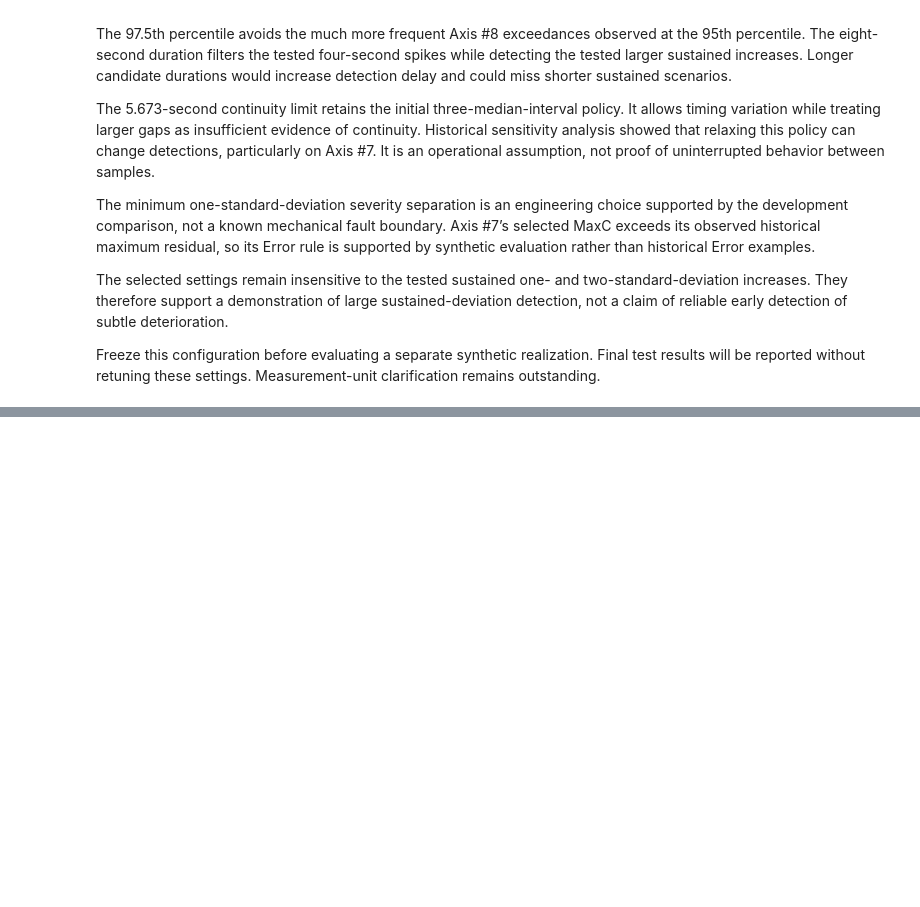
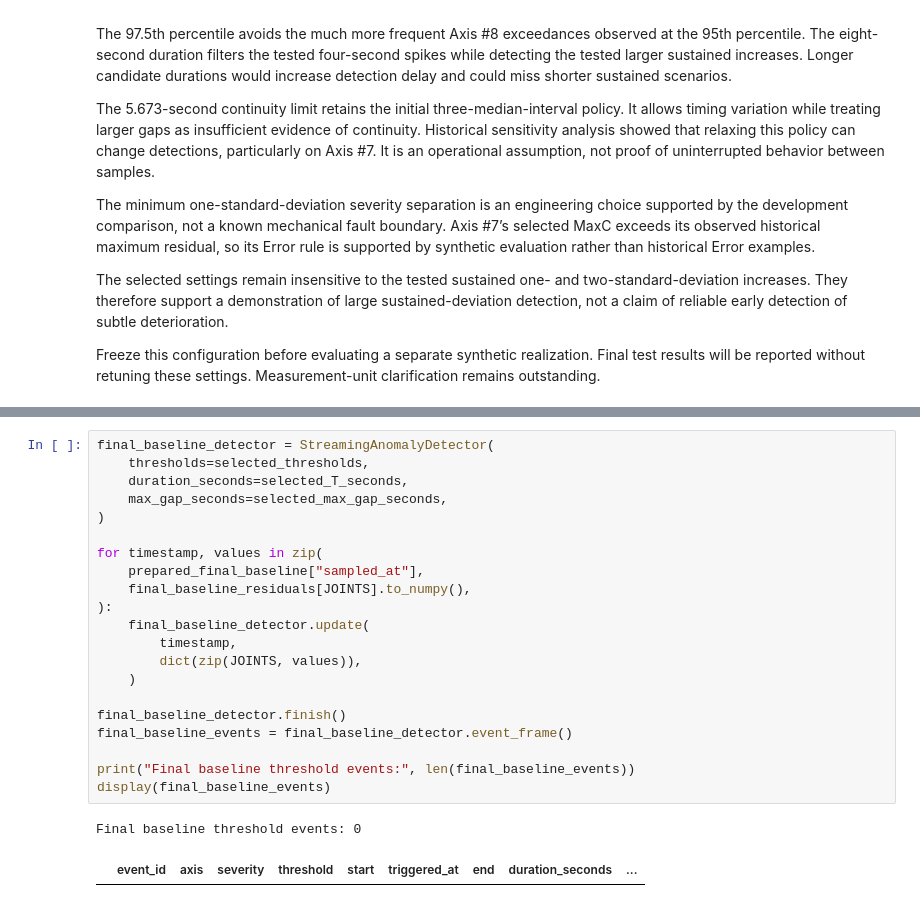
Before and after one commit to UbaidUllah777/DataStreamVisualization-regression-based-anomaly-detection, a Jupyter notebook: Regression_Anomaly_Detection.ipynb, the cells around one changed output, grey strips where cells are left out. Saved outputs shown, nothing was run; the diff lists cells and outputs as text; blank space fills up the shorter version.

```diff
--- a/Regression_Anomaly_Detection.ipynb
+++ b/Regression_Anomaly_Detection.ipynb
@@ -1862,0 +1942,24 @@ display(selected_configuration.round(6))
+# %%
+final_baseline_detector = StreamingAnomalyDetector(
+    thresholds=selected_thresholds,
+    duration_seconds=selected_T_seconds,
+    max_gap_seconds=selected_max_gap_seconds,
+)
+
+for timestamp, values in zip(
+    prepared_final_baseline["sampled_at"],
+    final_baseline_residuals[JOINTS].to_numpy(),
+):
+    final_baseline_detector.update(
+        timestamp,
+        dict(zip(JOINTS, values)),
+    )
+
+final_baseline_detector.finish()
+final_baseline_events = final_baseline_detector.event_frame()
+
+print("Final baseline threshold events:", len(final_baseline_events))
+display(final_baseline_events)
+# %% [output]
+Final baseline threshold events: 0
+|  | event_id | axis | severity | threshold | start | triggered_at | end | duration_seconds | ... |
```
Also changed, not shown: parts of 5 cells of this notebook.
